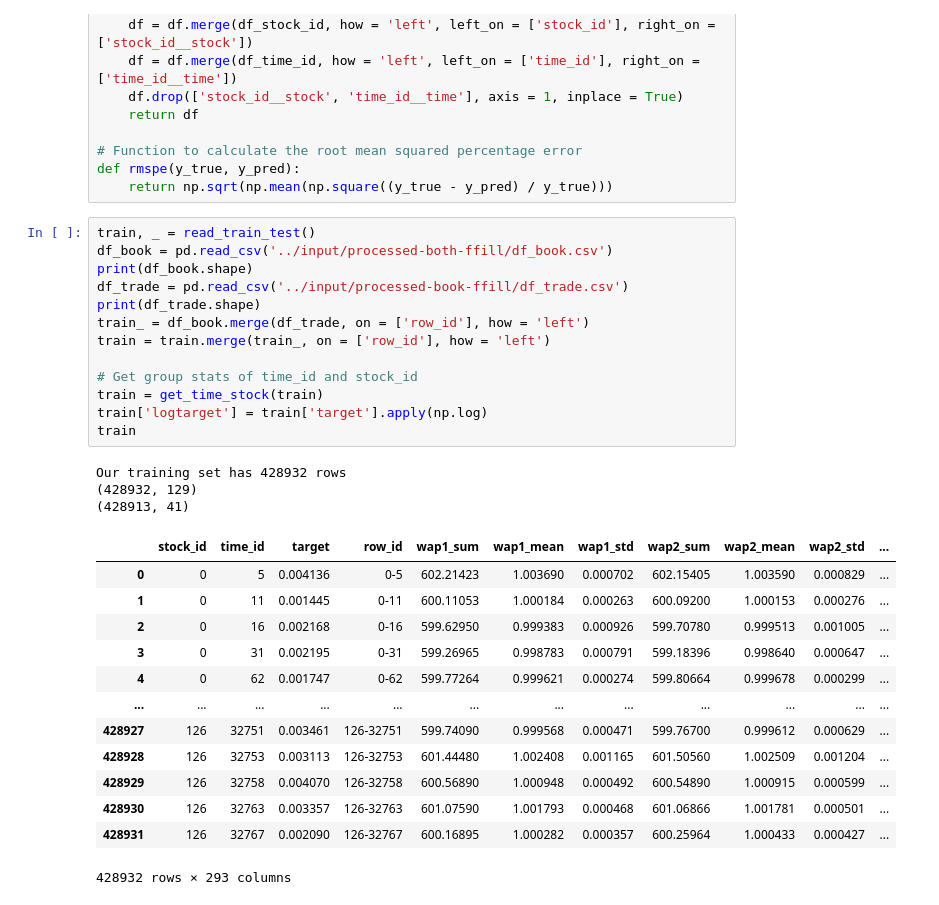
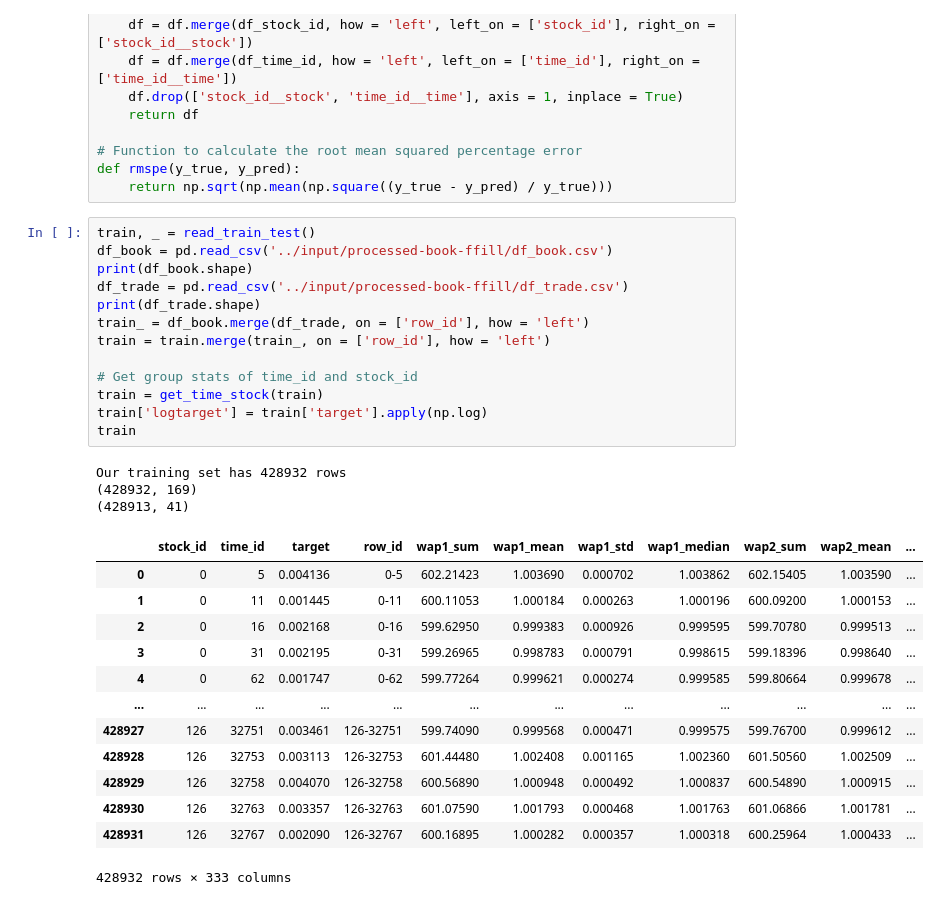
Before and after one commit to Zacchaeus00/kaggle-optiver, a Jupyter notebook: working/lgbm-sklearn.ipynb, the cells around one changed output. Saved outputs shown, nothing was run; the diff lists cells and outputs as text.

Commit message:
add median to book features 0.2264 -> 0.22627

```diff
--- a/working/lgbm-sklearn.ipynb
+++ b/working/lgbm-sklearn.ipynb
@@ -54,34 +54,34 @@ def rmspe(y_true, y_pred):
     return np.sqrt(np.mean(np.square((y_true - y_pred) / y_true)))
 # %%
 train, _ = read_train_test()
-df_book = pd.read_csv('../input/processed-both-ffill/df_book.csv')
+df_book = pd.read_csv('../input/processed-book-ffill/df_book.csv')
 print(df_book.shape)
 df_trade = pd.read_csv('../input/processed-book-ffill/df_trade.csv')
 print(df_trade.shape)
 train_ = df_book.merge(df_trade, on = ['row_id'], how = 'left')
 train = train.merge(train_, on = ['row_id'], how = 'left')
 
 # Get group stats of time_id and stock_id
 train = get_time_stock(train)
 train['logtarget'] = train['target'].apply(np.log)
 train
 # %% [output]
 Our training set has 428932 rows
-(428932, 129)
+(428932, 169)
 (428913, 41)
-|  | stock_id | time_id | target | row_id | wap1_sum | wap1_mean | wap1_std | wap2_sum | wap2_mean | wap2_std | ... |
-| 0 | 0 | 5 | 0.004136 | 0-5 | 602.21423 | 1.003690 | 0.000702 | 602.15405 | 1.003590 | 0.000829 | ... |
-| 1 | 0 | 11 | 0.001445 | 0-11 | 600.11053 | 1.000184 | 0.000263 | 600.09200 | 1.000153 | 0.000276 | ... |
-| 2 | 0 | 16 | 0.002168 | 0-16 | 599.62950 | 0.999383 | 0.000926 | 599.70780 | 0.999513 | 0.001005 | ... |
-| 3 | 0 | 31 | 0.002195 | 0-31 | 599.26965 | 0.998783 | 0.000791 | 599.18396 | 0.998640 | 0.000647 | ... |
-| 4 | 0 | 62 | 0.001747 | 0-62 | 599.77264 | 0.999621 | 0.000274 | 599.80664 | 0.999678 | 0.000299 | ... |
+|  | stock_id | time_id | target | row_id | wap1_sum | wap1_mean | wap1_std | wap1_median | wap2_sum | wap2_mean | ... |
+| 0 | 0 | 5 | 0.004136 | 0-5 | 602.21423 | 1.003690 | 0.000702 | 1.003862 | 602.15405 | 1.003590 | ... |
+| 1 | 0 | 11 | 0.001445 | 0-11 | 600.11053 | 1.000184 | 0.000263 | 1.000196 | 600.09200 | 1.000153 | ... |
+| 2 | 0 | 16 | 0.002168 | 0-16 | 599.62950 | 0.999383 | 0.000926 | 0.999595 | 599.70780 | 0.999513 | ... |
+| 3 | 0 | 31 | 0.002195 | 0-31 | 599.26965 | 0.998783 | 0.000791 | 0.998615 | 599.18396 | 0.998640 | ... |
+| 4 | 0 | 62 | 0.001747 | 0-62 | 599.77264 | 0.999621 | 0.000274 | 0.999585 | 599.80664 | 0.999678 | ... |
 | ... | ... | ... | ... | ... | ... | ... | ... | ... | ... | ... | ... |
-| 428927 | 126 | 32751 | 0.003461 | 126-32751 | 599.74090 | 0.999568 | 0.000471 | 599.76700 | 0.999612 | 0.000629 | ... |
-| 428928 | 126 | 32753 | 0.003113 | 126-32753 | 601.44480 | 1.002408 | 0.001165 | 601.50560 | 1.002509 | 0.001204 | ... |
-| 428929 | 126 | 32758 | 0.004070 | 126-32758 | 600.56890 | 1.000948 | 0.000492 | 600.54890 | 1.000915 | 0.000599 | ... |
-| 428930 | 126 | 32763 | 0.003357 | 126-32763 | 601.07590 | 1.001793 | 0.000468 | 601.06866 | 1.001781 | 0.000501 | ... |
-| 428931 | 126 | 32767 | 0.002090 | 126-32767 | 600.16895 | 1.000282 | 0.000357 | 600.25964 | 1.000433 | 0.000427 | ... |
+| 428927 | 126 | 32751 | 0.003461 | 126-32751 | 599.74090 | 0.999568 | 0.000471 | 0.999575 | 599.76700 | 0.999612 | ... |
+| 428928 | 126 | 32753 | 0.003113 | 126-32753 | 601.44480 | 1.002408 | 0.001165 | 1.002360 | 601.50560 | 1.002509 | ... |
+| 428929 | 126 | 32758 | 0.004070 | 126-32758 | 600.56890 | 1.000948 | 0.000492 | 1.000837 | 600.54890 | 1.000915 | ... |
+| 428930 | 126 | 32763 | 0.003357 | 126-32763 | 601.07590 | 1.001793 | 0.000468 | 1.001763 | 601.06866 | 1.001781 | ... |
+| 428931 | 126 | 32767 | 0.002090 | 126-32767 | 600.16895 | 1.000282 | 0.000357 | 1.000318 | 600.25964 | 1.000433 | ... |
-428932 rows × 293 columns
+428932 rows × 333 columns
 # %%
 feature_cols = [c for c in train.columns if c not in ['row_id', 'target', 'time_id', 'stock_id', 'target', 'logtarget']]
 logtar = False
```
Also changed, not shown: parts of 2 cells of this notebook, 2 other files.
